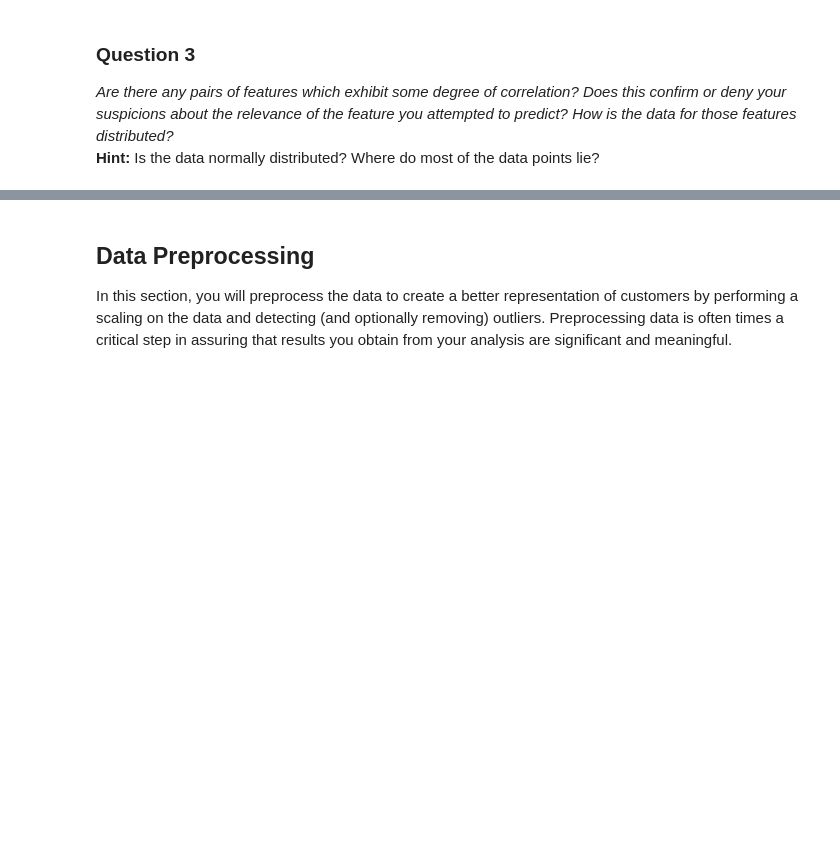
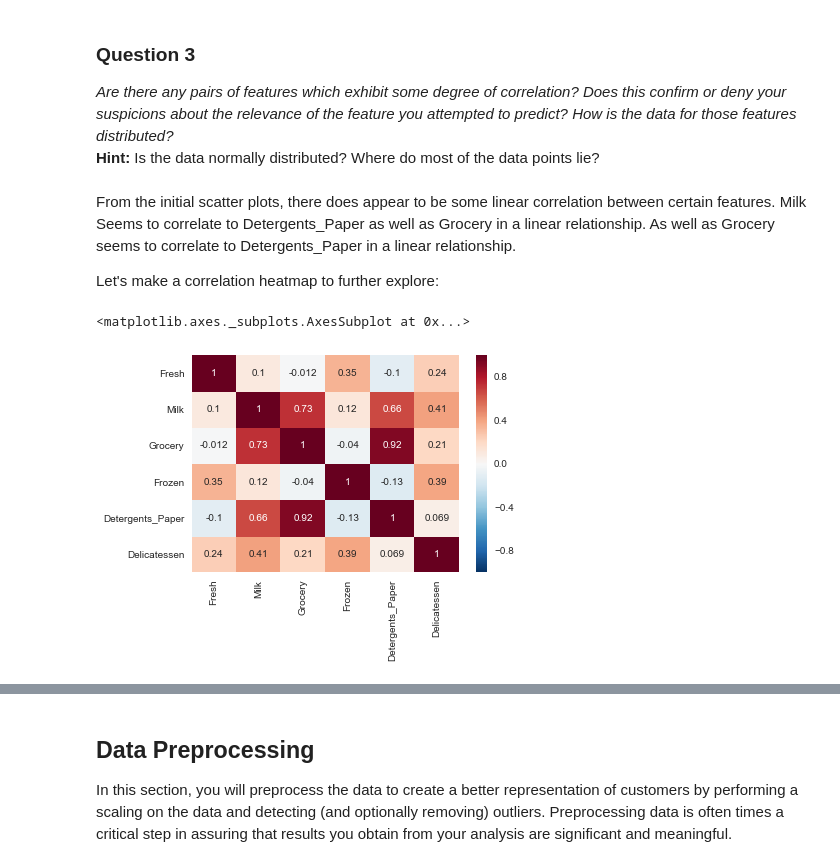
Before and after one commit to paulfoley/Udacity_Nanodegree-Machine_Learning, a Jupyter notebook: projects/customer_segments/customer_segments.ipynb, the cells around one changed output, grey strips where cells are left out. Drawn from its saved outputs; the diff is of its cells as text; code cells hidden in the pictures; blank space fills up the shorter version.

```diff
--- a/projects/customer_segments/customer_segments.ipynb
+++ b/projects/customer_segments/customer_segments.ipynb
@@ -138,4 +182,13 @@ pd.scatter_matrix(data, alpha = 0.3, figsize = (14,8), diagonal = 'kde');
 ### Question 3
 *Are there any pairs of features which exhibit some degree of correlation? Does this confirm or deny your suspicions about the relevance of the feature you attempted to predict? How is the data for those features distributed?*
 **Hint:** Is the data normally distributed? Where do most of the data points lie?
+# %% [markdown]
+From the initial scatter plots, there does appear to be some linear correlation between certain features. Milk Seems to correlate to Detergents_Paper as well as Grocery in a linear relationship. As well as Grocery seems to correlate to Detergents_Paper in a linear relationship.
+
+Let's make a correlation heatmap to further explore:
+# %%
+sns.heatmap(data.corr(),annot=True)
+# %% [output]
+<matplotlib.axes._subplots.AxesSubplot at 0x...>
+[figure, added]
 # %% [markdown]
```
Also changed, not shown: parts of 21 cells of this notebook, 2 other files.
